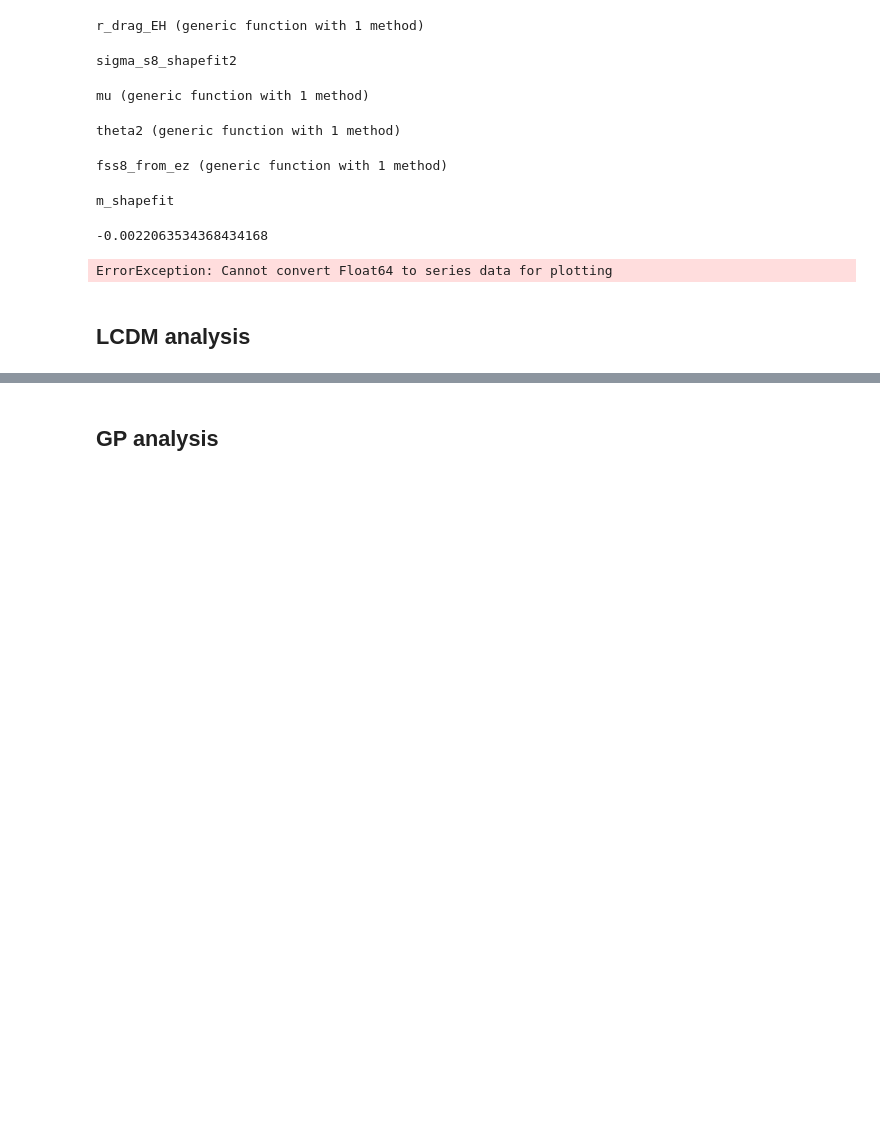
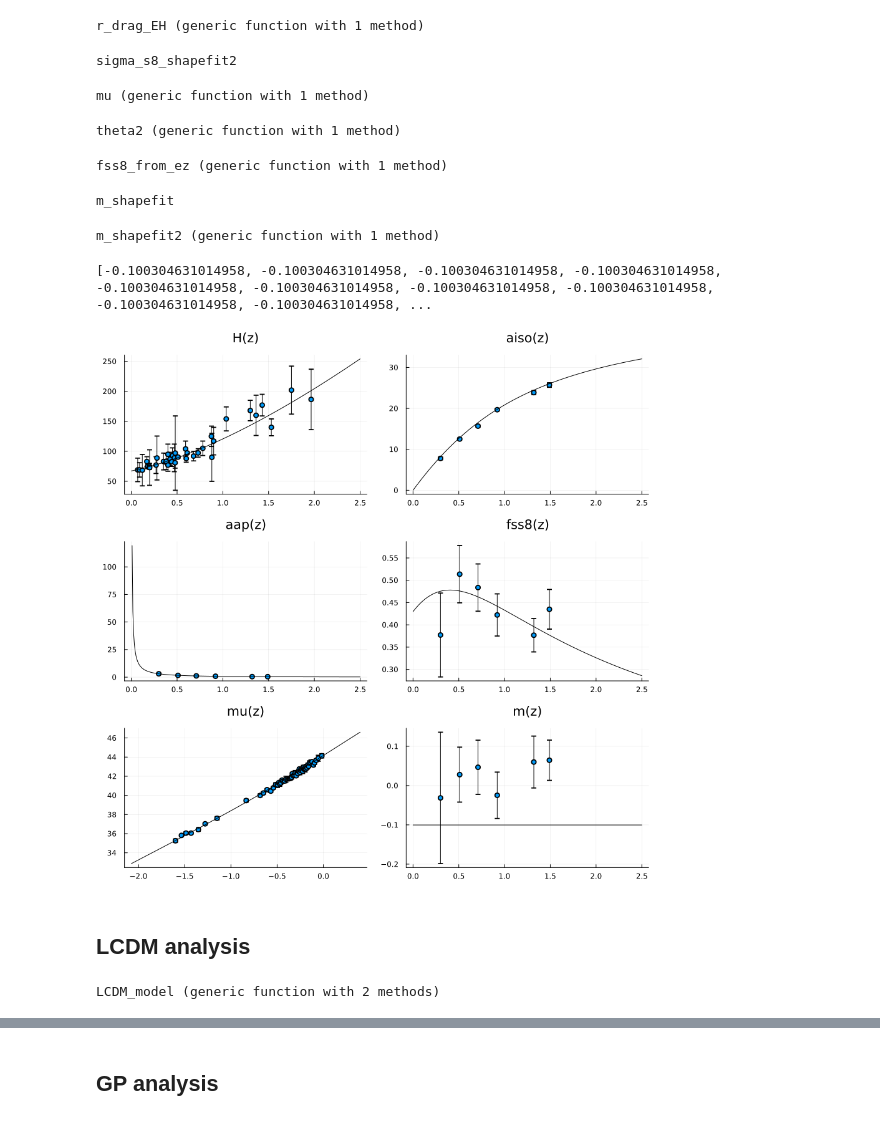
Before and after one commit to JaimeRZP/wb_gp, a Jupyter notebook: scripts_summer2026/Finalscript.ipynb, the cells around one changed output, grey strips where cells are left out. Cells and saved outputs as stored; diff of their text form; code cells hidden in the pictures; blank space fills up the shorter version.

```diff
--- a/scripts_summer2026/Finalscript.ipynb
+++ b/scripts_summer2026/Finalscript.ipynb
@@ -580,5 +580,32 @@ end
 # %% [output]
 m_shapefit
+# %%
+function m_shapefit2(z, zarr, Ωm, σ8, h0, cosmo, cosmo_fid, ez, ez_fid, k, k_pivot)
+    Dz_array = fs8_from_ez(zarr, Ωm, σ8, h0, ez)[1]
+    growth_func = LinearInterpolation(zarr, Dz_array, extrapolation_bc=Line())
+    Dz_array_fid = fs8_from_ez(zarr, cosmo_fid.cpar.Ωm, cosmo_fid.cpar.σ8, cosmo_fid.cpar.h, ez_fid)[1]
+    growth_func_fid = LinearInterpolation(zarr, Dz_array_fid, extrapolation_bc=Line())
+
+    cpar      = cosmo.cpar
+    Tk_EH     = LimberJack.TkEisHu(cpar, k ./ h0)
+    Tk_EH_fid = LimberJack.TkEisHu(cosmo_fid.cpar, k ./ cosmo_fid.cpar.h)
+
+    lnk = range(log(k[1]), log(k[end]), length = length(k))
+    δ = 1e-5
+
+    # z-independent computation done once, since the result doesn't
+    # actually depend on z (see previous derivation)
+    z0 = z isa AbstractArray ? first(z) : z
+    Dz     = growth_func(z0)
+    Dz_fid = growth_func_fid(z0)
+    log_ratio = @. log(Dz^2 * Tk_EH) - log(Dz_fid^2 * Tk_EH_fid)
+    itp = cubic_spline_interpolation(lnk, log_ratio, extrapolation_bc = Line())
+    c = (itp(log(k_pivot) + δ) - itp(log(k_pivot) - δ)) / (2δ)
+
+    return z isa AbstractArray ? fill(c, size(z)) : c
+end
+# %% [output]
+m_shapefit2 (generic function with 1 method)
 # %%
 # cosmo_fid: Table 2 of https://arxiv.org/pdf/1807.06209, TT,TE,EE+lowE 68% limits
 rd_red = 147.05;
@@ -587,7 +614,8 @@ z_integ1 = range(0.0, 2.5, length=300);
 
 klog = range(log(0.0001), stop=log(100.0), length=300);
 k_integ = exp.(klog)
-cosmo = Cosmology(Ωm=0.3153, Ωb=0.049, h=0.6736, σ8=0.8111, ns=0.9649)
+# cosmo = Cosmology(Ωm=0.3153, Ωb=0.049, h=0.6736, σ8=0.8111, ns=0.9649)
+cosmo = Cosmology(Ωm=0.27, Ωb=0.05, h=0.7, σ8=0.8, ns=0.9649)
 cosmo_fid = Cosmology(Ωm=0.3166, Ωb=0.049, h=0.6727, σ8=0.8120, ns=0.9649)
 
 r_star = 144.39;  # Mpc
@@ -604,6 +632,6 @@ z_CMB = logrange(1.0, 1100.0, length=1000) .- 1.0;
 ez_CMB_test = Ez(cosmo_fid, z_CMB);
 # %%
 # make m_shapefit into a function
-println(m_shapefit(0.51, z_integ1, cosmo_fid.cpar.Ωm, cosmo_fid.cpar.σ8, cosmo_fid.cpar.h, cosmo, cosmo_fid, ez_test, ez_fid_test, k_integ, kpiv))
+# println(m_shapefit2(z_integ1, z_integ1, cosmo_fid.cpar.Ωm, cosmo_fid.cpar.σ8, cosmo_fid.cpar.h, cosmo, cosmo_fid, ez_test, ez_fid_test, k_integ, kpiv))
 # %% [output]
--0.0022063534368434168
+[-0.100304631014958, -0.100304631014958, -0.100304631014958, -0.100304631014958, -0.100304631014958, -0.100304631014958, -0.100304631014958, -0.100304631014958, -0.100304631014958, -0.100304631014958, ...
@@ -636,23 +638,23 @@ m_shapefit2(zarr::AbstractArray) = fill!(similar(zarr), -0.0022063534368434168)
 # %%
 p0 = plot(datahz.z, datahz.data, yerr=hz_err, seriestype=:scatter,title="H(z)", legend=false)
 p1 = plot(dataDESI.z1, dataDESI.data_dvrd, yerr=aiso_err, seriestype=:scatter,title="aiso(z)", legend=false)
 p2 = plot(dataDESI.z1, dataDESI.data_dhdm, yerr=aap_err, seriestype=:scatter, title="aap(z)", legend=false)
 p3 = plot(dataDESI.z1, dataDESI.data_fss8, yerr=fss8_err, seriestype=:scatter, title="fss8(z)", legend=false)
 p4 = plot(log10.(datamu.z), datamu.data, yerr=mu_err, seriestype=:scatter, title="mu(z)", legend=false)
-p5 = plot(dataCMB.z, dataCMB.data, yerr=CMB_err, seriestype=:scatter, title="CMB", legend=false)
+# p5 = plot(dataCMB.z, dataCMB.data, yerr=CMB_err, seriestype=:scatter, title="CMB", legend=false)
 p6 = plot(dataDESI.z1, dataDESI.data_m, yerr=m_err, seriestype=:scatter, title="m(z)", legend=false)
 
 plot!(p0, z_integ1, hz_from_ez(z_integ1, cosmo_fid.cpar.h, ez_fid_test), color=:black)
 plot!(p1, z_integ1, a_iso(z_integ1, cosmo_fid.cpar.h, rd_red, ez_fid_test), color=:black)
 plot!(p2, z_integ1, a_ap(z_integ1, cosmo_fid.cpar.h, ez_fid_test), color=:black)
 plot!(p3, z_integ1, fss8_from_ez(z_integ1, z_integ1, ez_fid_test, k_integ, cosmo_fid.cpar.Ωm, cosmo_fid.cpar.σ8, cosmo_fid.cpar.h, r_d_fid, r_d_fid, cosmo_fid), color=:black)
 plot!(p4, log10.(z_integ1), mu(z_integ1, z_integ1, cosmo_fid.cpar.h, ez_fid_test), color=:black)
-plot!(p5, z_CMB[990:end], theta2(z_CMB, r_star, cosmo_fid.cpar.h, ez_CMB_test)[990:end], color=:black)
-plot!(p6, z_integ1, m_shapefit(z_integ1, z_integ1, cosmo_fid.cpar.Ωm, cosmo_fid.cpar.σ8, cosmo_fid.cpar.h, cosmo, cosmo_fid, ez_test, ez_fid_test, k_integ, kpiv), color=:black)
+# plot!(p5, z_CMB[990:end], theta2(z_CMB, r_star, cosmo_fid.cpar.h, ez_CMB_test)[990:end], color=:black)
+plot!(p6, z_integ1, m_shapefit2(z_integ1, z_integ1, cosmo_fid.cpar.Ωm, cosmo_fid.cpar.σ8, cosmo_fid.cpar.h, cosmo, cosmo_fid, ez_test, ez_fid_test, k_integ, kpiv), color=:black)
 
-plot(p0, p1, p2, p3, p4, p5, p6, layout=(4,2), size=(1200,600))
+plot(p0, p1, p2, p3, p4, p6, layout=(3,2), size=(900,900))
 # %% [output]
-ErrorException: Cannot convert Float64 to series data for plotting
+[figure, added]
 # %% [markdown]
 ## LCDM analysis
 # %%
@@ -673,15 +675,16 @@ covariance_obs = BlockDiagonal([datahz.cov, datatracerfs8.cov, dataDESI.cov, dat
     # Create cosmology
     # cosmo_fid = LimberJack.Cosmology(Ωm=cosmo_fid.cpar.Ωm, Ωb=cosmo_fid.cpar.Ωb, h=cosmo_fid.cpar.h, σ8=s8_pr);
     cosmo_pr = LimberJack.Cosmology(Ωm = convert(T, cosmo_fid.cpar.Ωm), Ωb = convert(T, cosmo_fid.cpar.Ωb), h  = convert(T, cosmo_fid.cpar.h), σ8 = convert(T, cosmo_fid.cpar.σ8))
-    cosmo_distribution = LimberJack.Cosmology(Ωm=omegam_pr, h=h0_pr, σ8=s8_pr, Ωb=0.0);
+    cosmo_distribution = LimberJack.Cosmology(Ωm=omegam_pr, h=h0_pr, σ8=s8_pr);
 
     # Model predictions
     ez_model = Ez(cosmo_pr, z_integ1)
-    ez_CMB_model = Ez(cosmo_pr, z_CMB)
+    # ez_CMB_model = Ez(cosmo_pr, z_CMB)
     hz_model := hz_from_ez(z_integ1, h0_pr, ez_model)
     dv_rd_model := a_iso(z_integ1, h0_pr, rd_pr, ez_model)
     dh_dm_model := a_ap(z_integ1, h0_pr, ez_model)
     fss8_model := fss8_from_ez(z_integ1, z_integ1, ez_model, k_integ, omegam_pr, s8_pr, h0_pr, rd_pr, r_d_fid, cosmo_distribution)
+    m_model := m_shapefit2(z_integ1, z_integ1, omegam_pr, s8_pr, h0_pr, cosmo_distribution, cosmo_fid, ez_model, ez_fid_test, k_integ, 0.03)
     fs8_model := fs8_from_ez(z_integ1, omegam_pr, s8_pr, h0_pr, ez_model)[2]
     mu_model := mu(z_integ1, z_integ1, h0_pr, ez_model)
     # theta_model := theta2(z_CMB, r_star, h0_pr, ez_CMB_model)
@@ -692,6 +695,7 @@ covariance_obs = BlockDiagonal([datahz.cov, datatracerfs8.cov, dataDESI.cov, dat
     dvrd_itp = LinearInterpolation(z_integ1, dv_rd_model, extrapolation_bc=Line())
     dhdm_itp = LinearInterpolation(z_integ1, dh_dm_model, extrapolation_bc=Line())
     fss8_itp = LinearInterpolation(z_integ1, fss8_model, extrapolation_bc=Line())
+    m_itp = LinearInterpolation(z_integ1, m_model, extrapolation_bc=Line())
     mu_itp = LinearInterpolation(z_integ1, mu_model, extrapolation_bc=Line())
     # theta_itp = LinearInterpolation(z_CMB, theta_model, extrapolation_bc=Line())
 
@@ -700,15 +704,18 @@ covariance_obs = BlockDiagonal([datahz.cov, datatracerfs8.cov, dataDESI.cov, dat
     dvrd_theory := dvrd_itp(dataDESI.z1)
     dhdm_theory := dhdm_itp(dataDESI.z1)
     fss8_theory := fss8_itp(dataDESI.z1)
+    m_theory := m_itp(dataDESI.z1)
     mu_theory := mu_itp(datamu.z)
     # theta_theory := theta_itp(dataCMB.z)
 
 
-    DESI_theory = vec(permutedims(hcat(dvrd_theory, dhdm_theory, fss8_theory)))
+    DESI_theory = vec(permutedims(hcat(dvrd_theory, dhdm_theory, fss8_theory, m_theory)))
     theory = [hz_theory; fs8_theory; DESI_theory; mu_theory]
     # Likelihood
     data ~ MvNormal(theory, data_cov)
 end
+# %% [output]
+LCDM_model (generic function with 2 methods)
 # %%
 chain_LCDM = sample(LCDM_model(data_obs, covariance_obs), NUTS(20, 0.75), 100)
 lcdm_df_1 = DataFrame(chain_LCDM)
```
Also changed, not shown: parts of 5 cells of this notebook.
